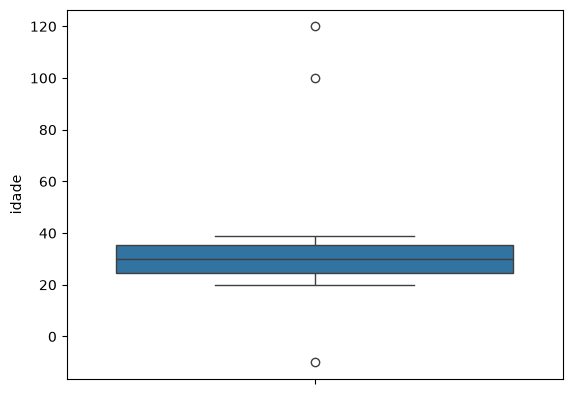
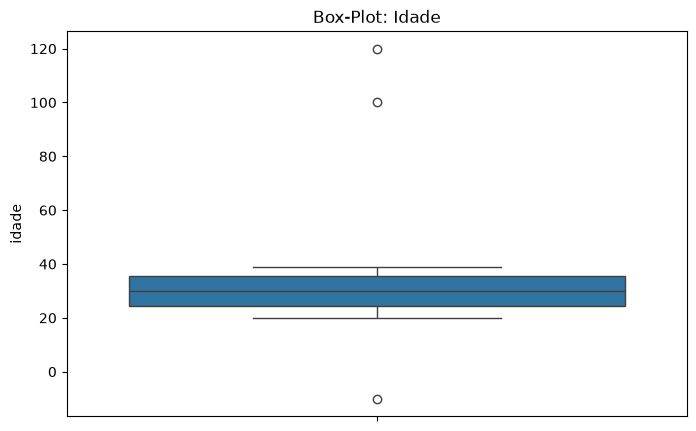
The change to this notebook cell's code, shown as a diff; its figure went from the first image to the second:
--- before
+++ after
@@ -1,2 +1,4 @@
+plt.figure(figsize=(8,5))
+plt.title("Box-Plot: Idade")
 sns.boxplot(data=df['idade'])
 plt.show()

Commit: atividade 2 - exemplos práticos das questões teóricas e pdf com a resposta discurssiva das mesmas